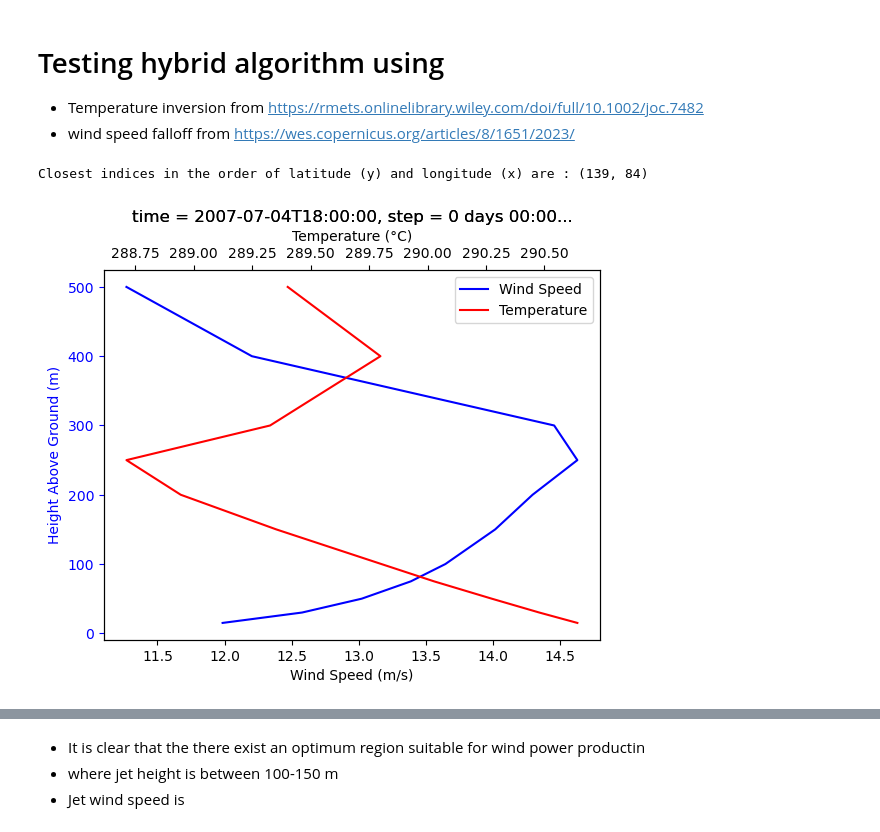
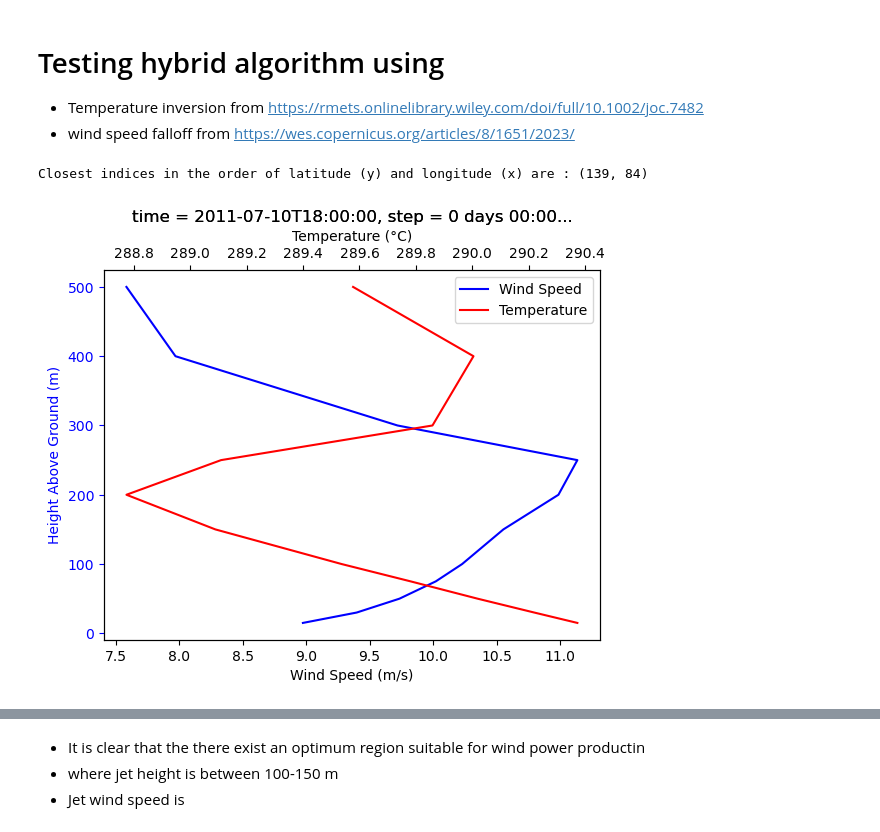
Before and after one commit to HarishBaki/EU_SCORES_project, a Jupyter notebook: CLLJ/scripts/analysis/CLLJ_analysis.ipynb, the cells around one changed output, grey strips where cells are left out. Drawn from its saved outputs; the diff is of its cells as text; code cells hidden in the pictures.

```diff
--- a/CLLJ/scripts/analysis/CLLJ_analysis.ipynb
+++ b/CLLJ/scripts/analysis/CLLJ_analysis.ipynb
@@ -138,9 +153,9 @@ P6 = [41.5236, -8.9]
 target_grid = {'min_lat': 35, 'min_lon': -11,'max_lat':44,'max_lon':-8.5}
 heightAboveGround = [ 15.,  30.,  50.,  75., 100.0, 150.0, 200., 250., 300., 400., 500.]
 # %%
-files = ['CERRA_gridded_15_30_50_75_200_250_300_400_500_wind_2007_7.nc',
-         'CERRA_gridded_100_m_wind_2007_7.nc',
-         'CERRA_gridded_150_m_wind_2007_7.nc']
+files = ['CERRA_gridded_15_30_50_75_200_250_300_400_500_wind_2011_7.nc',
+         'CERRA_gridded_100_m_wind_2011_7.nc',
+         'CERRA_gridded_150_m_wind_2011_7.nc']
 ws_rest = xr.open_dataset(f'{root_dir}/{files[0]}').ws
 ws_rest = regional_extraction(ws_rest,target_grid)
 #ws = ws.reindex(heightAboveGround=heightAboveGround)
@@ -150,46 +165,46 @@ ws150 = xr.open_dataset(f'{root_dir}/{files[2]}').ws
 ws150 = regional_extraction(ws150,target_grid,lon_convert=True).assign_coords(longitude=ws_rest.longitude)
 
 # Concatenate along heightAboveGround dimension
-ws = xr.concat([ws_rest, ws100, ws150], dim='heightAboveGround')
-ws = ws.reindex(heightAboveGround=heightAboveGround)
+CERRA_ws = xr.concat([ws_rest, ws100, ws150], dim='heightAboveGround')
+CERRA_ws = CERRA_ws.reindex(heightAboveGround=heightAboveGround)
 
-temp = xr.open_dataset(f'{root_dir}/CERRA_gridded_height_level_temp_2007_7.nc').t
-temp = regional_extraction(temp,target_grid)
+CERRA_temp = xr.open_dataset(f'{root_dir}/CERRA_gridded_height_level_temp_2011_7.nc').t
+CERRA_temp = regional_extraction(CERRA_temp,target_grid)
 # %%
 lsm = xr.open_dataset(f'{root_dir}/CERRA_landseamask.nc')['lsm']
 lsm = regional_extraction(lsm,target_grid,lon_convert=True)
 # %%
-indices = find_nearest_indice(ws.latitude,ws.longitude,target_lat=P2[0], target_lon=P2[1],lon_convert=None)
-wind_speed = ws.sel(time='2007-07-04T18').isel(y=indices[0],x=indices[1])
-temperature = temp.sel(time='2007-07-04T18').isel(y=indices[0],x=indices[1])
+indices = find_nearest_indice(CERRA_ws.latitude,CERRA_ws.longitude,target_lat=P2[0], target_lon=P2[1],lon_convert=None)
+wind_speed = CERRA_ws.sel(time='2011-07-10T18').isel(y=indices[0],x=indices[1])
+temperature = CERRA_temp.sel(time='2011-07-10T18').isel(y=indices[0],x=indices[1])
 # Create figure and axis objects
 fig, ax1 = plt.subplots()
 
 # Plot wind speed with bottom x-axis
 wind_speed.plot(ax=ax1, y='heightAboveGround', label='Wind Speed', color='b')
 ax1.set_xlabel('Wind Speed (m/s)')
 ax1.set_ylabel('Height Above Ground (m)', color='b')
 ax1.tick_params('y', colors='b')
 
 # Create a twin axis sharing the same x-axis
 ax2 = ax1.twiny()
 
 # Plot temperature with top x-axis
 temperature.plot(ax=ax2, y='heightAboveGround', label='Temperature', color='r')
 ax2.set_xlabel('Temperature (°C)')
 ax2.set_ylabel('Height Above Ground (m)', color='r')
 ax2.tick_params('y', colors='r')
 
 # Add legend
 lines1, labels1 = ax1.get_legend_handles_labels()
 lines2, labels2 = ax2.get_legend_handles_labels()
 lines = lines1 + lines2
 labels = labels1 + labels2
 ax1.legend(lines, labels, loc='best')
 
 # Show plot
 plt.show()
 # %% [output]
 Closest indices in the order of latitude (y) and longitude (x) are : (139, 84)
-[figure, old version]
+[figure, new version]
 # %%
```
Also changed, not shown: parts of 18 cells of this notebook, 9 other files.
